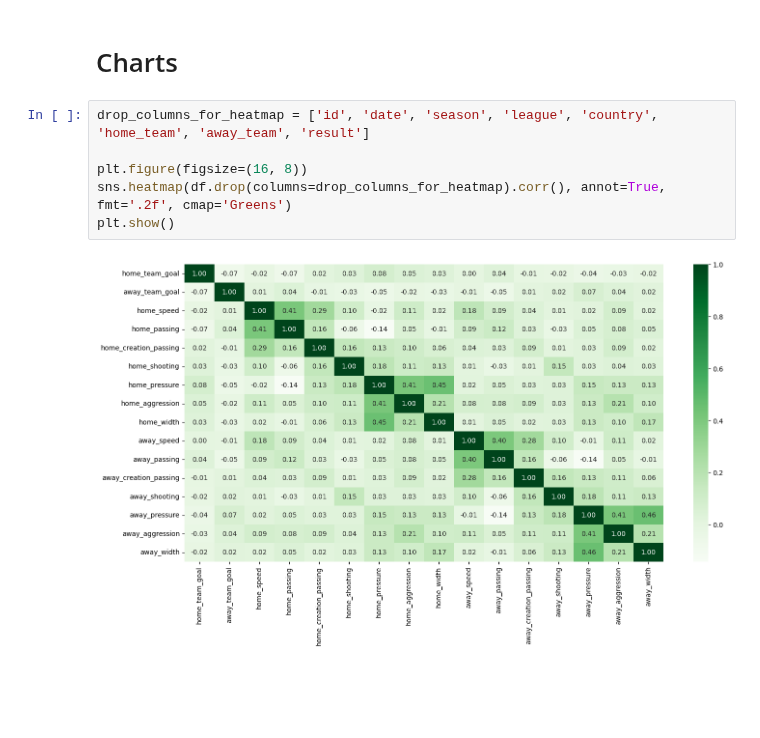
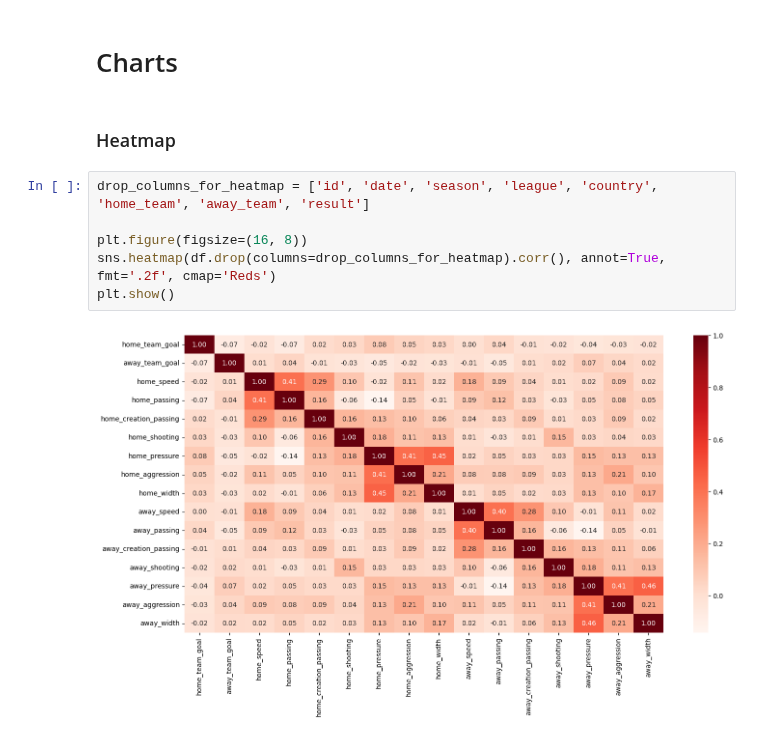
Before and after one commit to himynameisartem/Match_Outcome_ML, a Jupyter notebook: Match_Outcome.ipynb, the cells around one changed output. Saved outputs shown, nothing was run; the diff lists cells and outputs as text; blank space fills up the shorter version.

```diff
--- a/Match_Outcome.ipynb
+++ b/Match_Outcome.ipynb
@@ -173,11 +173,13 @@ result                   0
 dtype: int64
 # %% [markdown]
 # Charts
+# %% [markdown]
+### Heatmap
 # %%
 drop_columns_for_heatmap = ['id', 'date', 'season', 'league', 'country', 'home_team', 'away_team', 'result']
 
 plt.figure(figsize=(16, 8))
-sns.heatmap(df.drop(columns=drop_columns_for_heatmap).corr(), annot=True, fmt='.2f', cmap='Greens')
+sns.heatmap(df.drop(columns=drop_columns_for_heatmap).corr(), annot=True, fmt='.2f', cmap='Reds')
 plt.show()
 # %% [output]
-[figure, old version]
+[figure, new version]
```
Also changed, not shown: parts of 5 cells of this notebook, 7 other files.
